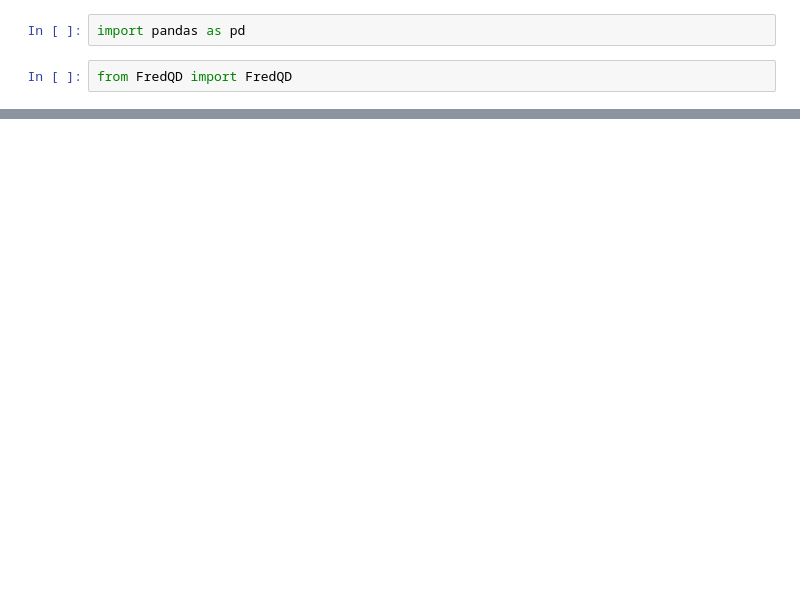
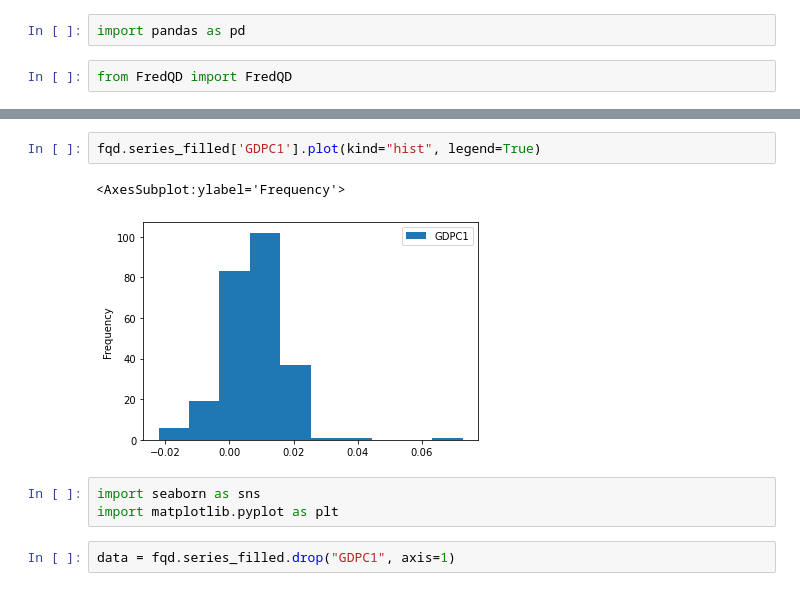
Before and after one commit to lukemcw/Dissertation_UG, a Jupyter notebook: FredMacroForecasting.ipynb, the cells around one changed output, grey strips where cells are left out. Cells and saved outputs as stored; diff of their text form; blank space fills up the shorter version.

```diff
--- a/FredMacroForecasting.ipynb
+++ b/FredMacroForecasting.ipynb
@@ -40,0 +43,10 @@ Z, y, x = fqd.get_prediction_data(1)
+# %%
+fqd.series_filled['GDPC1'].plot(kind="hist", legend=True)
+# %% [output]
+<AxesSubplot:ylabel='Frequency'>
+[figure, added]
+# %%
+import seaborn as sns
+import matplotlib.pyplot as plt
+# %%
+data = fqd.series_filled.drop("GDPC1", axis=1)
```
Also changed, not shown: parts of 17 cells of this notebook, 5 other files.
